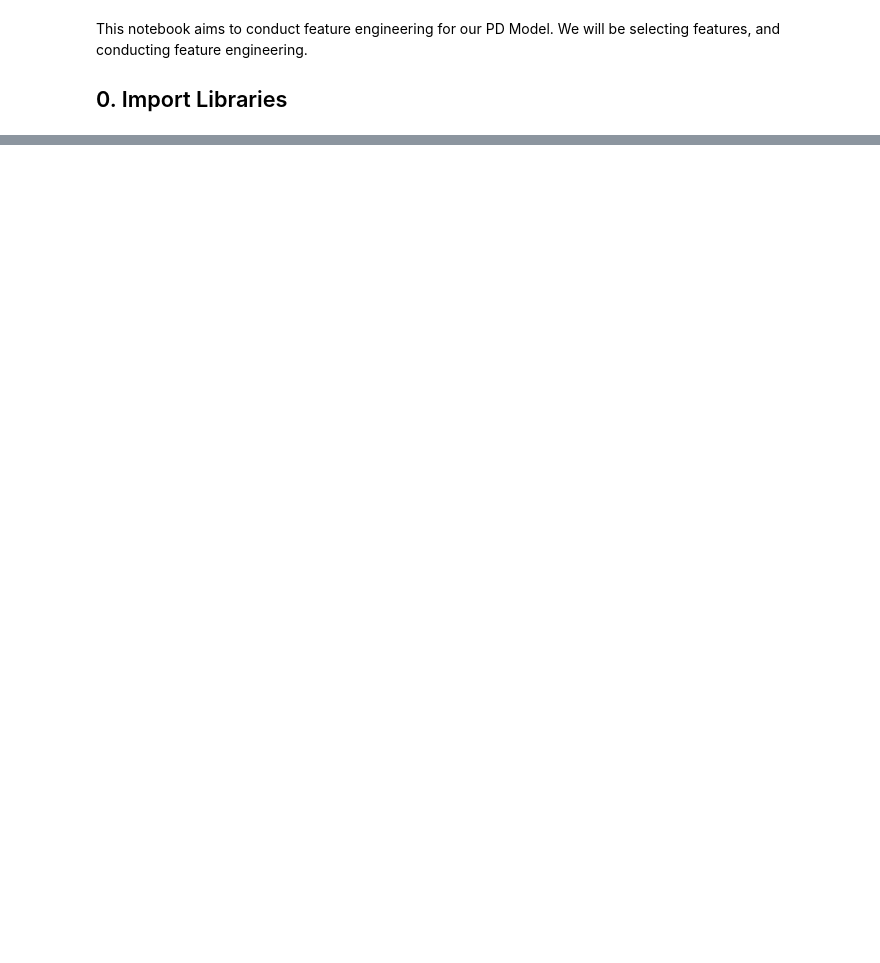
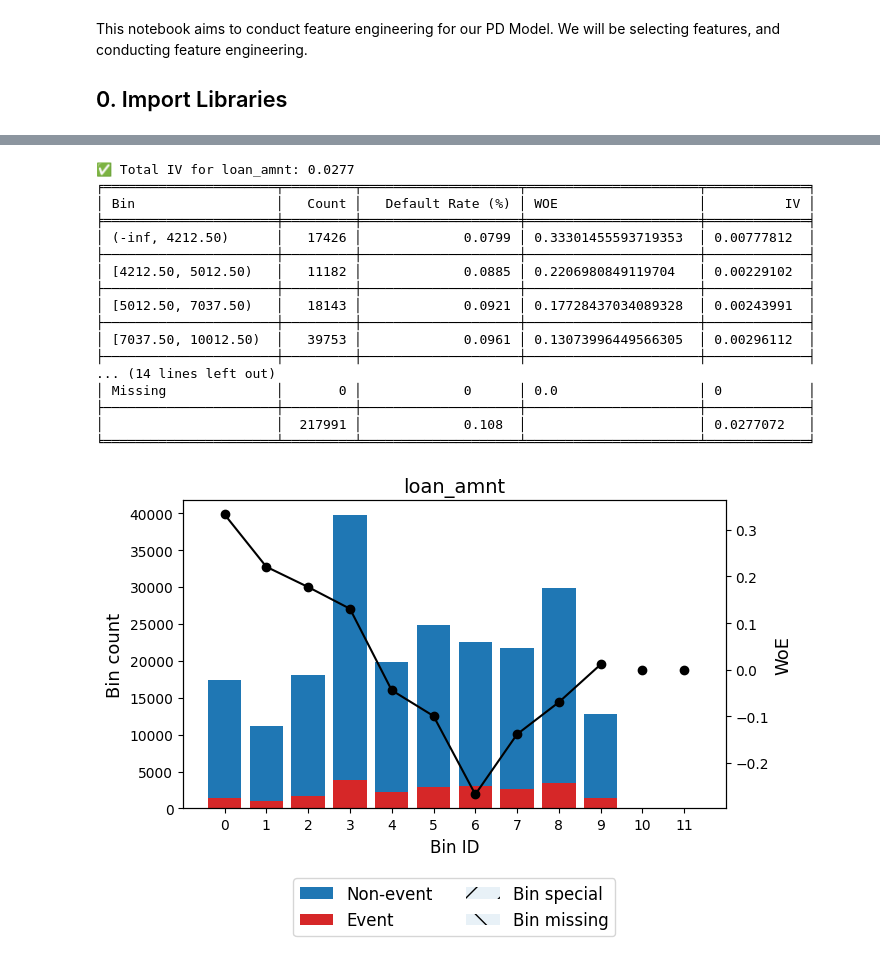
Before and after one commit to luuuneytunes12/Credit-Risk-Modeling-PySpark, a Jupyter notebook: notebooks/5. PD Model Building (Feature Selection).ipynb, the cells around one changed output, grey strips where cells are left out. Saved outputs shown, nothing was run; the diff lists cells and outputs as text; code cells hidden in the pictures; blank space fills up the shorter version.

```diff
--- a/notebooks/5. PD Model Building (Feature Selection).ipynb
+++ b/notebooks/5. PD Model Building (Feature Selection).ipynb
@@ -315,0 +376,10 @@ for key, val in iv_categories.items():
+# %%
+# Inspect IV score
+
+for key, value in iv_categories.items():
+    print("👑 " + key.capitalize())
+
+    for a_tuple in value:
+        print(a_tuple)
+
+    print('\n################################\n')
@@ -315,0 +404,12 @@ for key, val in iv_categories.items():
+# %%
+# 1. Drop all useless numerical features
+useless_features_to_drop = []
+for value in iv_categories.values():
+    for feature, iv_score in value:
+        if iv_score < 0.02:
+            useless_features_to_drop.append(feature)
+
+
+print("🗑️ Dropping useless features with IV < 0.04 ...")
+df = df.drop(*useless_features_to_drop)
+df.limit(10).toPandas()
@@ -315,0 +430,26 @@ for key, val in iv_categories.items():
+# %%
+# 2. Deal with non-monotonic WoE & Weak IV Features ...
+
+# loan_amnt
+sampled_df = df.sample(withReplacement=False, fraction=0.1, seed=42).toPandas()
+
+first_bin_and_classify_feature('loan_amnt', sampled_df['loan_amnt'], sampled_df[TARGET_COL], dtype='numerical', monotonic_trend_type='auto')
+# %% [output]
+✅ Total IV for loan_amnt: 0.0277
+╒══════════════════════╤═════════╤════════════════════╤══════════════════════╤═════════════╕
+│ Bin                  │   Count │   Default Rate (%) │ WOE                  │          IV │
+╞══════════════════════╪═════════╪════════════════════╪══════════════════════╪═════════════╡
+│ (-inf, 4212.50)      │   17426 │             0.0799 │ 0.33301455593719353  │ 0.00777812  │
+├──────────────────────┼─────────┼────────────────────┼──────────────────────┼─────────────┤
+│ [4212.50, 5012.50)   │   11182 │             0.0885 │ 0.2206980849119704   │ 0.00229102  │
+├──────────────────────┼─────────┼────────────────────┼──────────────────────┼─────────────┤
+│ [5012.50, 7037.50)   │   18143 │             0.0921 │ 0.17728437034089328  │ 0.00243991  │
+├──────────────────────┼─────────┼────────────────────┼──────────────────────┼─────────────┤
+│ [7037.50, 10012.50)  │   39753 │             0.0961 │ 0.13073996449566305  │ 0.00296112  │
+├──────────────────────┼─────────┼────────────────────┼──────────────────────┼─────────────┤
+... (14 lines left out)
+│ Missing              │       0 │             0      │ 0.0                  │ 0           │
+├──────────────────────┼─────────┼────────────────────┼──────────────────────┼─────────────┤
+│                      │  217991 │             0.108  │                      │ 0.0277072   │
+╘══════════════════════╧═════════╧════════════════════╧══════════════════════╧═════════════╛
+[figure, added]
```
Also changed, not shown: parts of 34 cells of this notebook, 6 other files.
